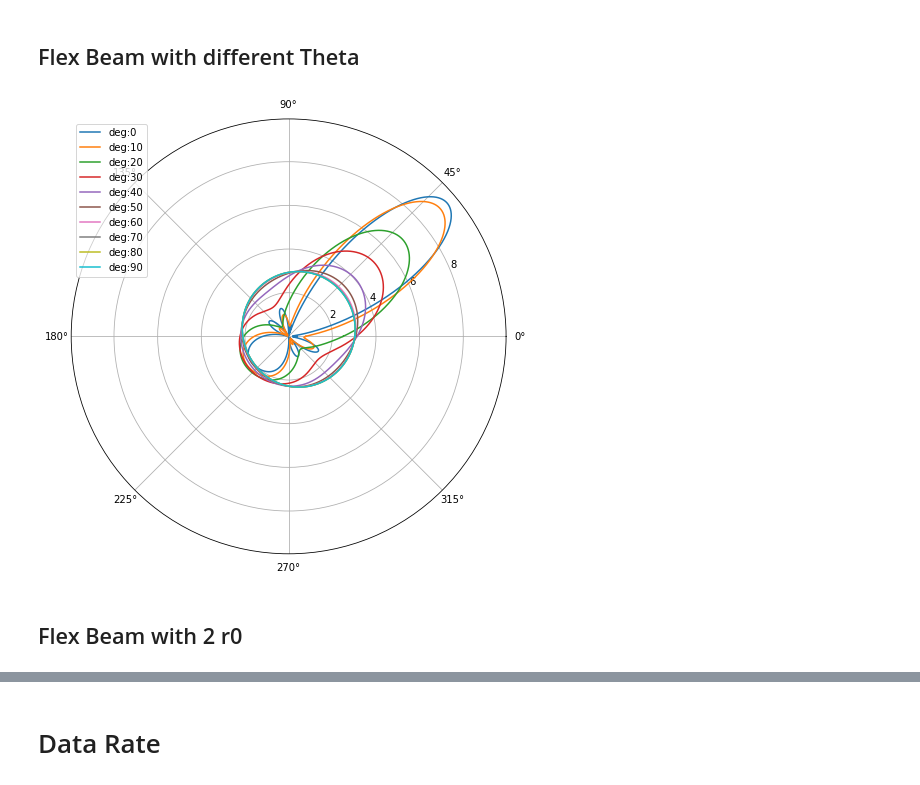
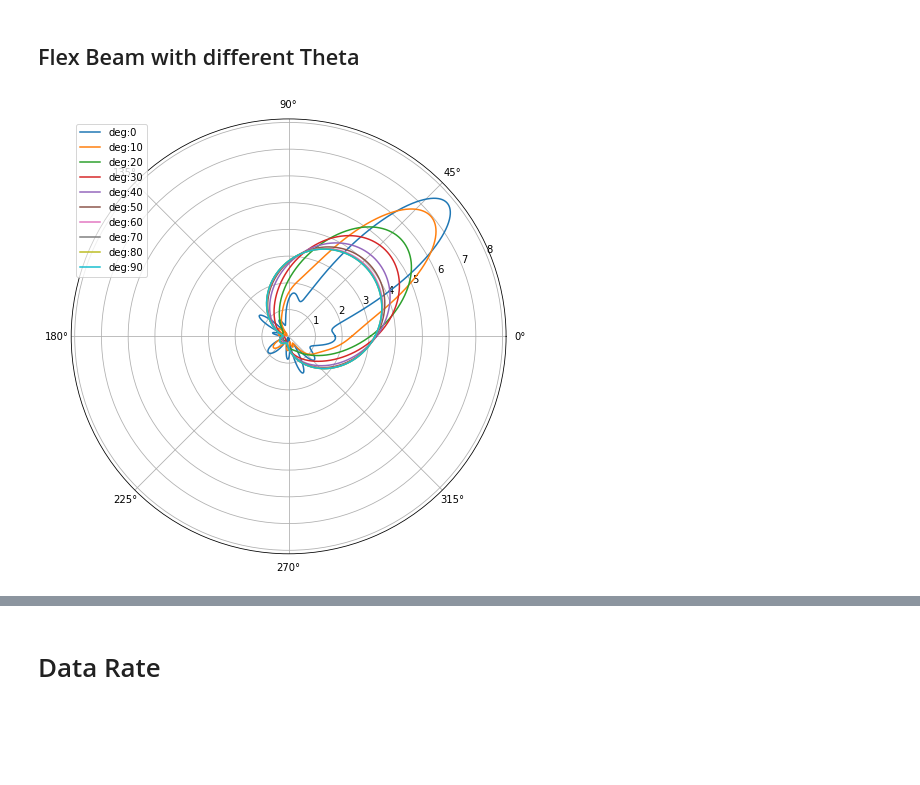
Before and after one commit to HaoxinSEU/SSP_beamforming, a Jupyter notebook: Simulation.ipynb, the cells around one changed output, grey strips where cells are left out. Saved outputs shown, nothing was run; the diff lists cells and outputs as text; code cells hidden in the pictures; blank space fills up the shorter version.

```diff
--- a/Simulation.ipynb
+++ b/Simulation.ipynb
@@ -113,15 +113,13 @@ plt.show()
 # %% [markdown]
 ## Flex Beam with different Theta
 # %%
-p=set_antenna([50,30,10],[1,0.5,0.1])
+p=set_antenna([15,15,15,15],[1,0.5,0.2,1.5])
 plt.figure(figsize=(10,8))
 plt.polar()
 for i in range(10):
     b_gain,thetas=flex_beam(p=p,r0=r0,Thetas=[i*10+1],lambda_=lambda_)
     plt.plot(thetas,b_gain,label="deg:"+str(i*10))
     plt.legend()
 plt.show()
 # %% [output]
-[figure, old version]
+[figure, new version]
-# %% [markdown]
-## Flex Beam with 2 r0
```
Also changed, not shown: parts of 3 cells of this notebook.
